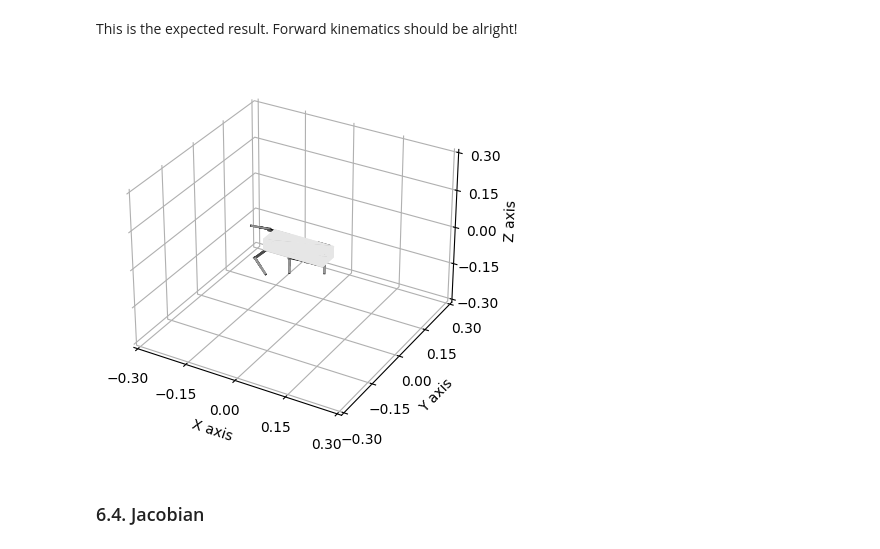
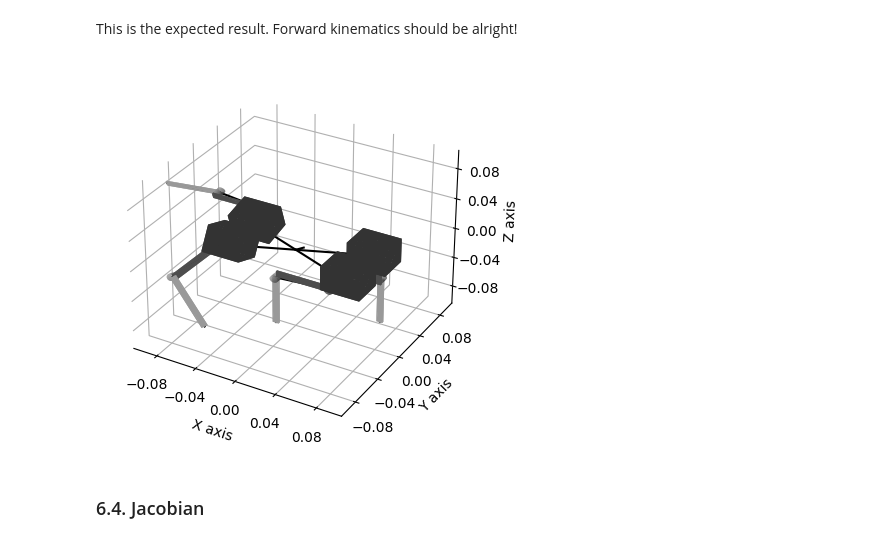
Before and after one commit to pat92fr/mini_pupper_2_bsp, a Jupyter notebook: 01 - IK/01-ReferenceFrames.ipynb, the cells around one changed output. Cells and saved outputs as stored; diff of their text form; code cells hidden in the pictures.

```diff
--- a/01 - IK/01-ReferenceFrames.ipynb
+++ b/01 - IK/01-ReferenceFrames.ipynb
@@ -458,14 +458,14 @@ This is the expected result. Forward kinematics should be alright!
 # %%
 fig = plt.figure()
 ax = fig.add_subplot(projection='3d')
-ax = tm.plot_connections_in("base_link", ax=ax)
-tm.plot_visuals("base_link", ax_s=0.30, alpha=1.0)
+ax = tm.plot_connections_in("mini_pupper", ax=ax)
+tm.plot_visuals("base_link", ax_s=0.10, alpha=1.0)
 ax.set_xlabel('X axis')
 ax.set_ylabel('Y axis')
 ax.set_zlabel('Z axis')
 plt.show()
 # %% [output]
-[figure, old version]
+[figure, new version]
 # %% [markdown]
 ### 6.4. Jacobian
 # %% [markdown]
```
Also changed, not shown: parts of 10 cells of this notebook, 3 other files.
